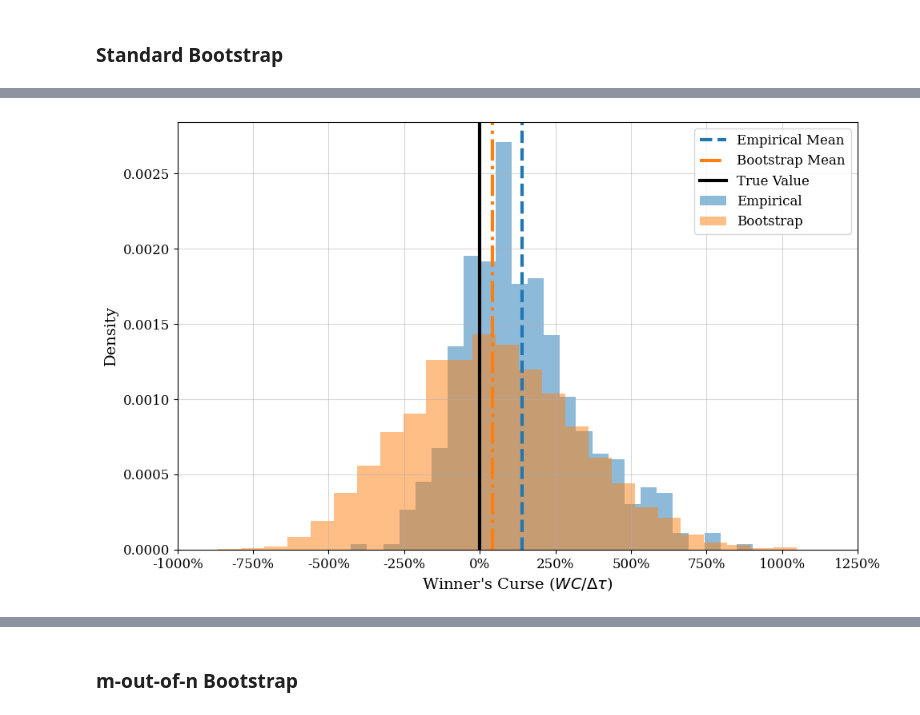
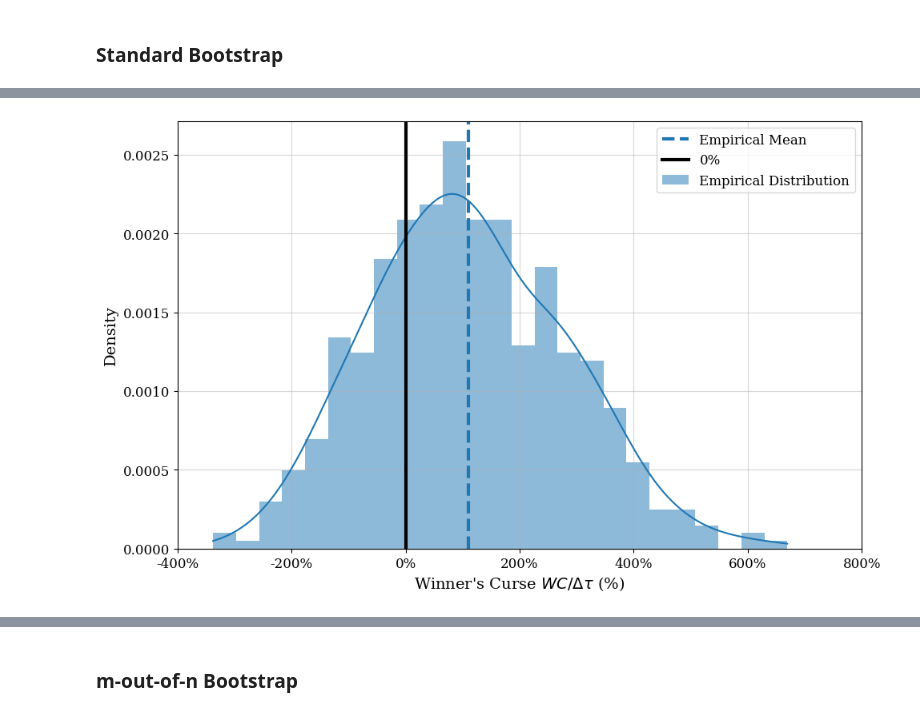
Before and after one commit to iamsikun/winners-curse, a Jupyter notebook: notebooks/ab_test.ipynb, the cells around one changed output, grey strips where cells are left out. Drawn from its saved outputs; the diff is of its cells as text; code cells hidden in the pictures.

```diff
--- a/notebooks/ab_test.ipynb
+++ b/notebooks/ab_test.ipynb
@@ -63,7 +63,7 @@ dgp_params = {
 
 dgp = ABTest(**dgp_params)
 # %%
-samples = dgp.sample(sample_size=[1000, 4000], seed=0)
+samples = dgp.sample(sample_size=[2500, 2500], seed=0)
 # %%
 samples[1].shape
 # %% [output]
@@ -109,7 +109,7 @@ dgp_params = {
 }
 
 
-data_params = {'sample_size': [1000, 4000]}
+data_params = {'sample_size': [2500, 2500]}
 
 experiment_params = {'n_repeats': 500}
 
@@ -213,29 +213,30 @@ stand_boot_wc_dstn = get_bootstrap_distribution(
 # %%
 fig, ax = plt.subplots(1, 1, figsize=(10, 6.18))
 
 display_name = optimization_params['display_name']
 
 delta_tau = dgp_params['base_effects'][1].mean - dgp_params['base_effects'][0].mean
 wc_dstn = np.array([result[f'wc'] for result in result_records]) / delta_tau * 100
 wc_boot_dstn = stand_boot_wc_dstn / delta_tau * 100
 
-sns.histplot(wc_dstn, bins=25, color='C0', alpha=0.5, edgecolor=None, stat='density', label='Empirical', ax=ax)
+sns.histplot(wc_dstn, bins=25, color='C0', alpha=0.5, edgecolor=None, stat='density', label='Empirical Distribution', kde=True, ax=ax)
 ax.axvline(x=wc_dstn.mean(), color='C0', linestyle='--', linewidth=3, label='Empirical Mean')
 
-sns.histplot(wc_boot_dstn, bins=25, color='C1', alpha=0.5, edgecolor=None, stat='density', label='Bootstrap', ax=ax)
-ax.axvline(x=wc_boot_dstn.mean(), color='C1', linestyle='dashdot', linewidth=3, label='Bootstrap Mean')
+# sns.histplot(wc_boot_dstn, bins=25, color='C1', alpha=0.5, edgecolor=None, stat='density', label='Bootstrap', ax=ax)
+# ax.axvline(x=wc_boot_dstn.mean(), color='C1', linestyle='dashdot', linewidth=3, label='Bootstrap Mean')
 
-ax.axvline(x=0, color='black', linestyle='-', linewidth=3, label='True Value')
+ax.axvline(x=0, color='black', linestyle='-', linewidth=3, label='0%')
 
-ax.set_xlabel(r"Winner's Curse ($WC/\Delta\tau$)", fontsize=axis_label_size)
+ax.set_xlabel(r"Winner's Curse $WC/\Delta\tau$ (%)", fontsize=axis_label_size)
 ax.set_ylabel('Density', fontsize=axis_label_size)
 ax.set_xticks(ax.get_xticks(), [f'{x:.0f}%' for x in ax.get_xticks()])
 # ax.set_title(f'{display_name} Selection')
 ax.tick_params(axis='both', labelsize=tick_label_size)
 ax.legend(fontsize=legend_label_size)
 ax.grid(True, alpha=0.5)
 
 plt.tight_layout()
+plt.savefig(f'../figures/ab_test_wc_emp_dstn.pdf')
 plt.show()
 # %% [output]
-[figure, old version]
+[figure, new version]
```
Also changed, not shown: parts of 5 cells of this notebook, 13 other files.
